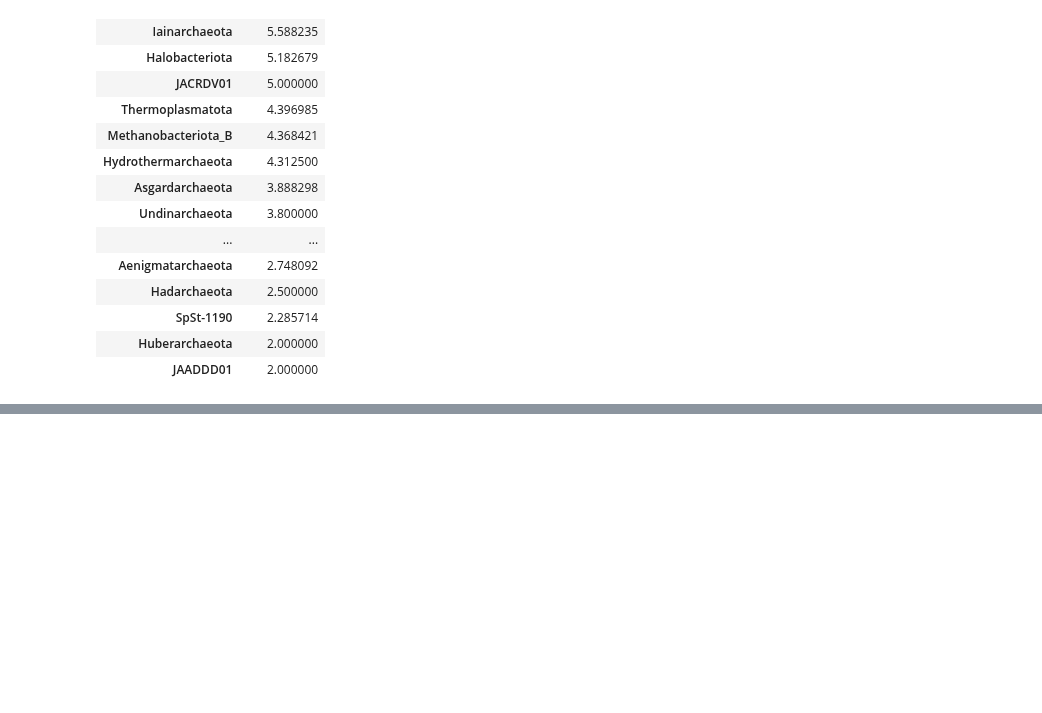
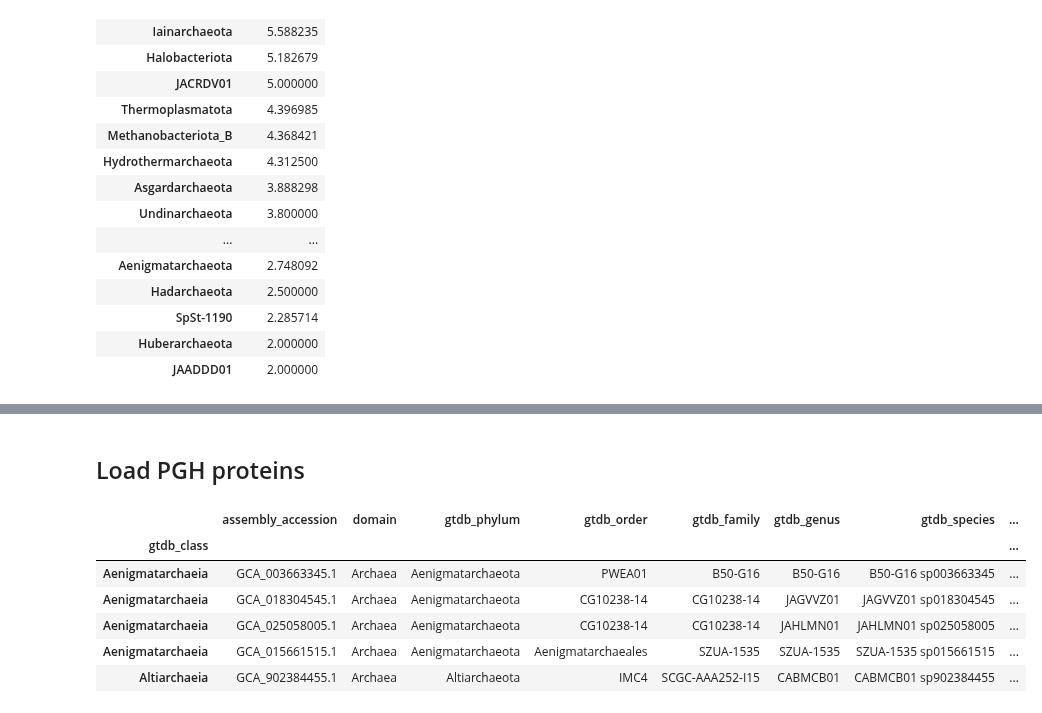
Before and after one commit to srom/archaea-vs-bacteria, a Jupyter notebook: notebook/pg_synthesis_pathways.ipynb, the cells around one changed output, grey strips where cells are left out. Cells and saved outputs as stored; diff of their text form; code cells hidden in the pictures; blank space fills up the shorter version.

```diff
--- a/notebook/pg_synthesis_pathways.ipynb
+++ b/notebook/pg_synthesis_pathways.ipynb
@@ -127,0 +180,14 @@ top_hits_with_phylum[
+# %% [markdown]
+## Load PGH proteins
+# %%
+pgh_df = pd.read_csv(data_folder / 'pgh_proteins.csv')
+archaeal_pgh = pgh_df[pgh_df['domain'] == 'Archaea'].set_index('gtdb_class')
+archaeal_pgh.head()
+# %% [output]
+|  | assembly_accession | domain | gtdb_phylum | gtdb_order | gtdb_family | gtdb_genus | gtdb_species | ... |
+| gtdb_class |  |  |  |  |  |  |  | ... |
+| Aenigmatarchaeia | GCA_003663345.1 | Archaea | Aenigmatarchaeota | PWEA01 | B50-G16 | B50-G16 | B50-G16 sp003663345 | ... |
+| Aenigmatarchaeia | GCA_018304545.1 | Archaea | Aenigmatarchaeota | CG10238-14 | CG10238-14 | JAGVVZ01 | JAGVVZ01 sp018304545 | ... |
+| Aenigmatarchaeia | GCA_025058005.1 | Archaea | Aenigmatarchaeota | CG10238-14 | CG10238-14 | JAHLMN01 | JAHLMN01 sp025058005 | ... |
+| Aenigmatarchaeia | GCA_015661515.1 | Archaea | Aenigmatarchaeota | Aenigmatarchaeales | SZUA-1535 | SZUA-1535 | SZUA-1535 sp015661515 | ... |
+| Altiarchaeia | GCA_902384455.1 | Archaea | Altiarchaeota | IMC4 | SCGC-AAA252-I15 | CABMCB01 | CABMCB01 sp902384455 | ... |
```
Also changed, not shown: parts of 10 cells of this notebook.
